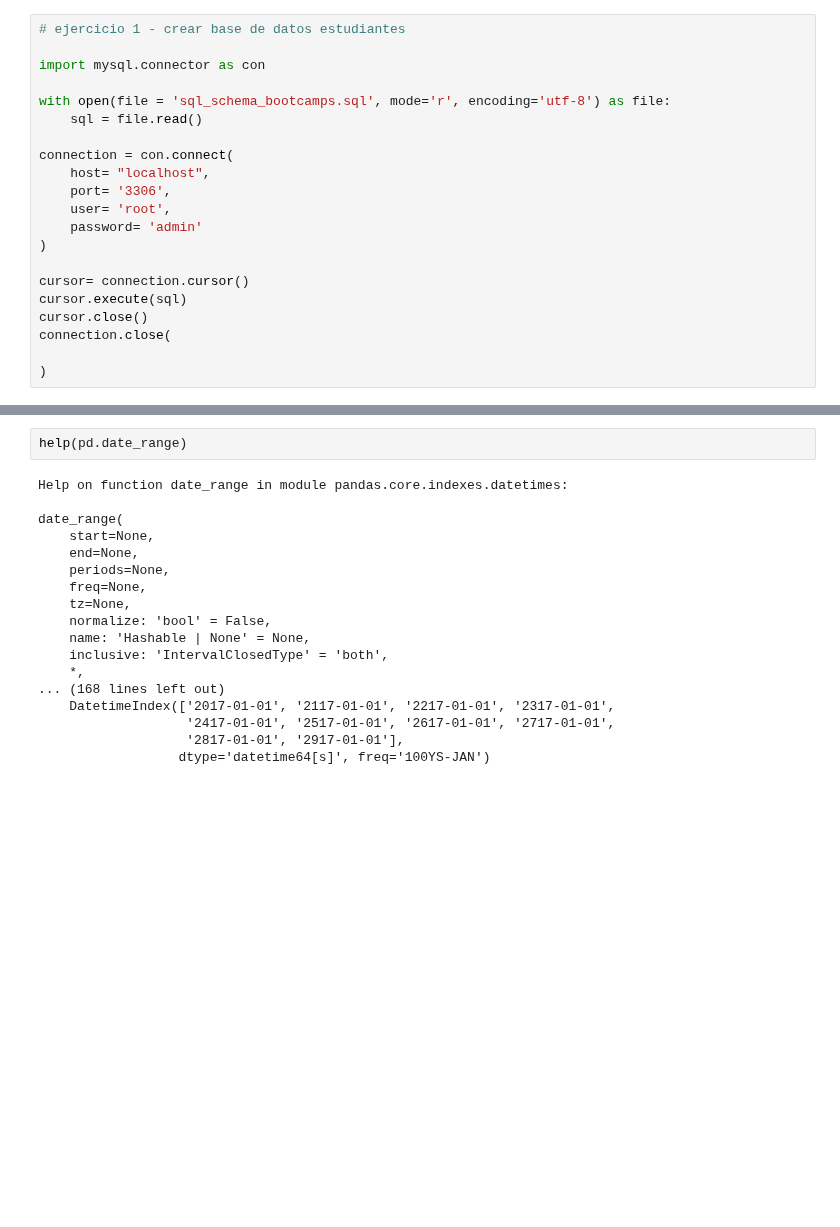
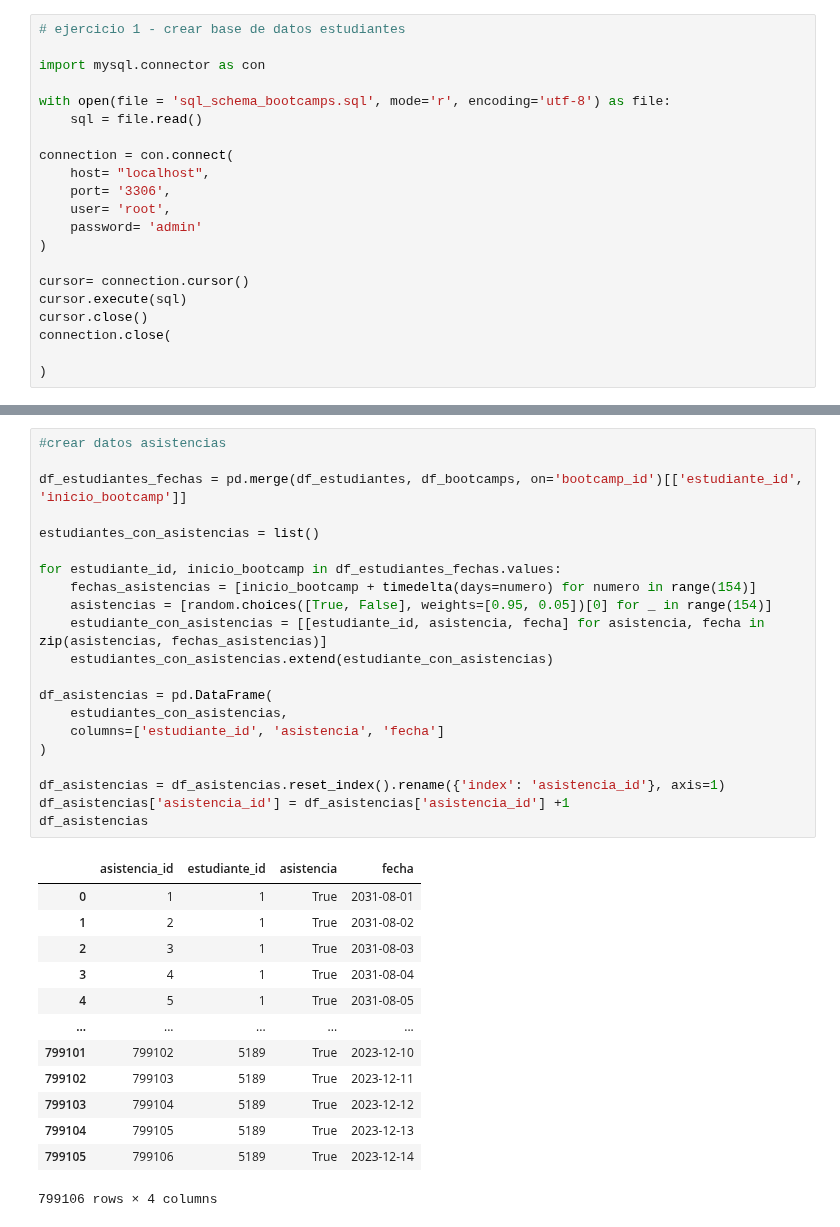
Before and after one commit to ceciorosco/Cecilia-Repositorio, a Jupyter notebook: Modulo 4/02.ejercicio_bootcamps.ipynb, the cells around one changed output, grey strips where cells are left out. Drawn from its saved outputs; the diff is of its cells as text; blank space fills up the shorter version.

```diff
--- a/Modulo 4/02.ejercicio_bootcamps.ipynb
+++ b/Modulo 4/02.ejercicio_bootcamps.ipynb
@@ -275,20 +319,35 @@ Index(['2019-01-01', '2019-01-02', '2019-01-03', '2019-01-04', '2019-01-05',
 # %%
-help(pd.date_range)
+#crear datos asistencias
+
+df_estudiantes_fechas = pd.merge(df_estudiantes, df_bootcamps, on='bootcamp_id')[['estudiante_id', 'inicio_bootcamp']]
+
+estudiantes_con_asistencias = list()
+
+for estudiante_id, inicio_bootcamp in df_estudiantes_fechas.values:
+    fechas_asistencias = [inicio_bootcamp + timedelta(days=numero) for numero in range(154)]
+    asistencias = [random.choices([True, False], weights=[0.95, 0.05])[0] for _ in range(154)]
+    estudiante_con_asistencias = [[estudiante_id, asistencia, fecha] for asistencia, fecha in zip(asistencias, fechas_asistencias)]
+    estudiantes_con_asistencias.extend(estudiante_con_asistencias)
+
+df_asistencias = pd.DataFrame(
+    estudiantes_con_asistencias,
+    columns=['estudiante_id', 'asistencia', 'fecha']
+)
+
+df_asistencias = df_asistencias.reset_index().rename({'index': 'asistencia_id'}, axis=1)
+df_asistencias['asistencia_id'] = df_asistencias['asistencia_id'] +1
+df_asistencias
 # %% [output]
+|  | asistencia_id | estudiante_id | asistencia | fecha |
+| 0 | 1 | 1 | True | 2031-08-01 |
+| 1 | 2 | 1 | True | 2031-08-02 |
+| 2 | 3 | 1 | True | 2031-08-03 |
+| 3 | 4 | 1 | True | 2031-08-04 |
+| 4 | 5 | 1 | True | 2031-08-05 |
+| ... | ... | ... | ... | ... |
+| 799101 | 799102 | 5189 | True | 2023-12-10 |
+| 799102 | 799103 | 5189 | True | 2023-12-11 |
+| 799103 | 799104 | 5189 | True | 2023-12-12 |
+| 799104 | 799105 | 5189 | True | 2023-12-13 |
+| 799105 | 799106 | 5189 | True | 2023-12-14 |
-Help on function date_range in module pandas.core.indexes.datetimes:
-
-date_range(
-    start=None,
-    end=None,
-    periods=None,
-    freq=None,
-    tz=None,
-    normalize: 'bool' = False,
-    name: 'Hashable | None' = None,
-    inclusive: 'IntervalClosedType' = 'both',
-    *,
-... (168 lines left out)
-    DatetimeIndex(['2017-01-01', '2117-01-01', '2217-01-01', '2317-01-01',
-                   '2417-01-01', '2517-01-01', '2617-01-01', '2717-01-01',
-                   '2817-01-01', '2917-01-01'],
-                  dtype='datetime64[s]', freq='100YS-JAN')
+799106 rows × 4 columns
```
Also changed, not shown: parts of 12 cells of this notebook, 7 other files.
